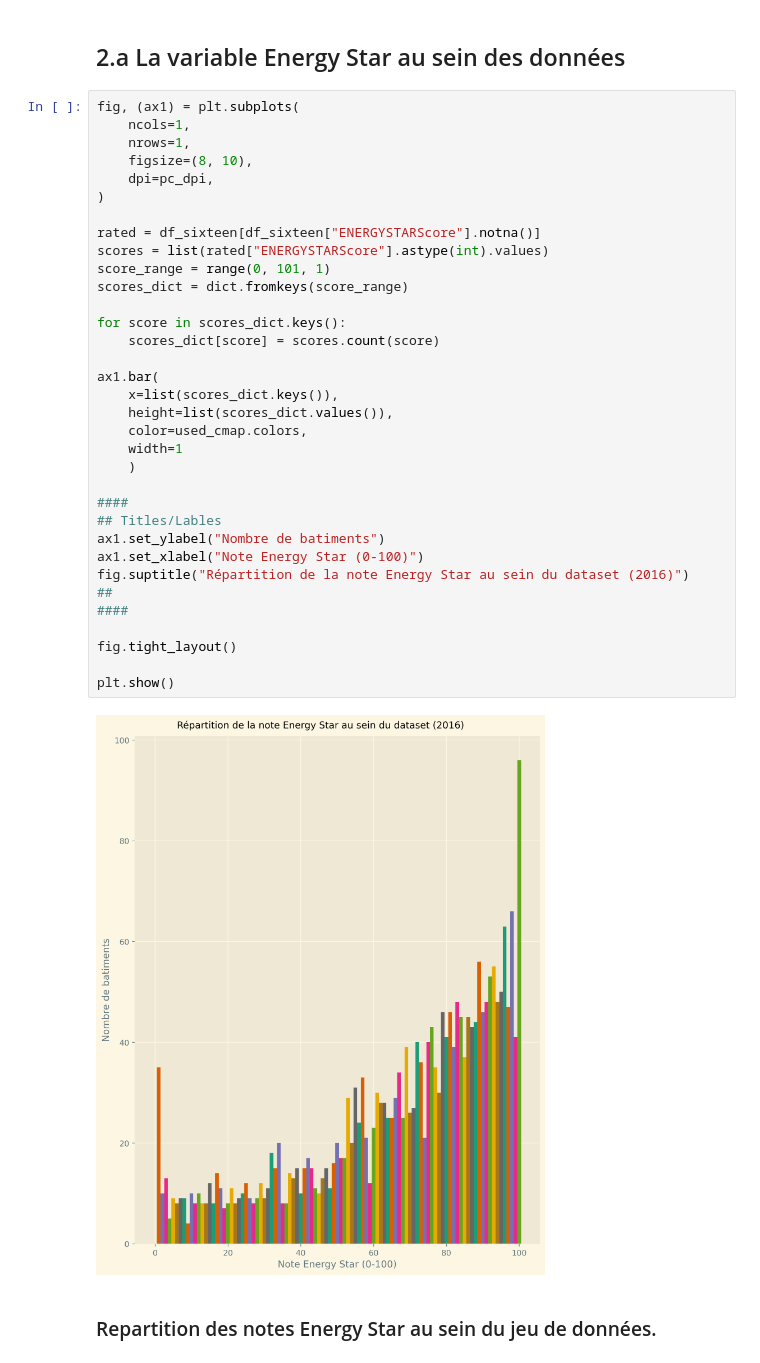
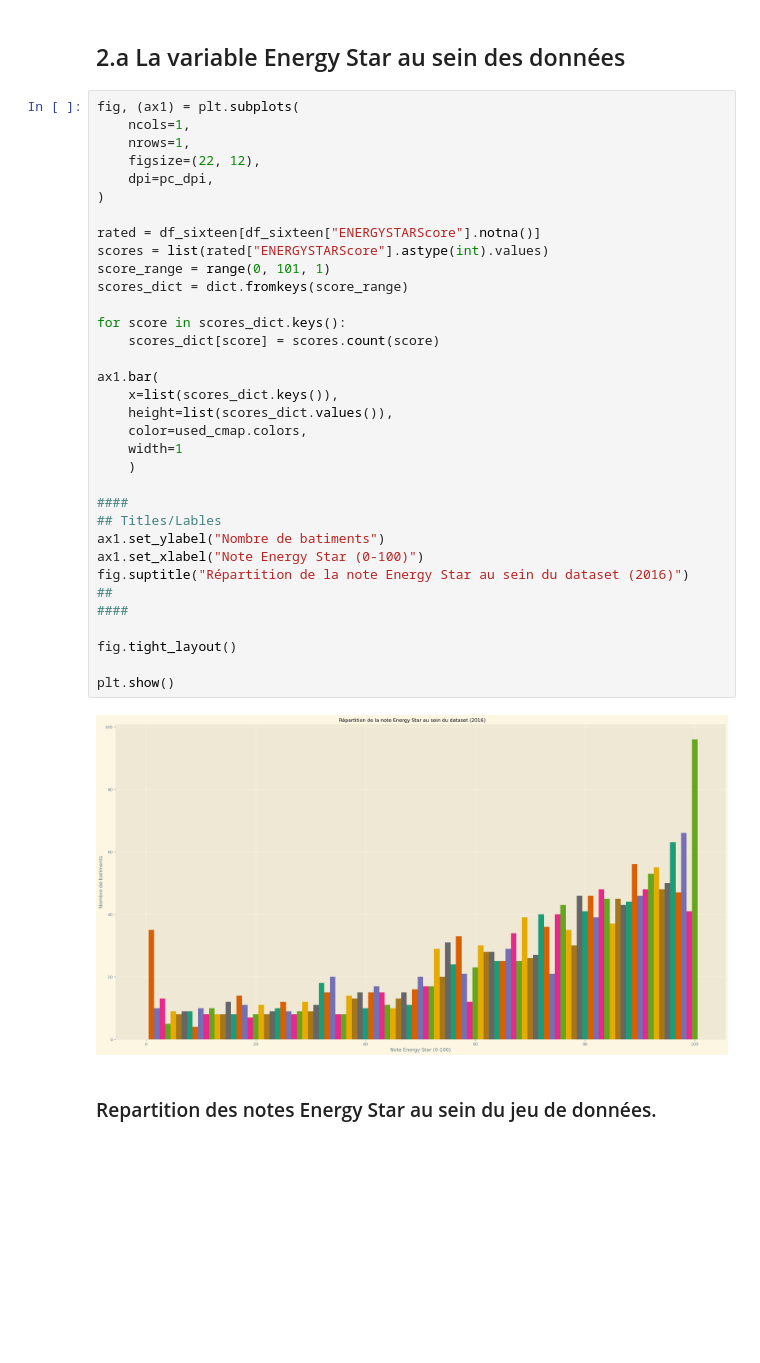
Before and after one commit to Psemp/ds_p4, a Jupyter notebook: first_look.ipynb, the cells around one changed output. Saved outputs shown, nothing was run; the diff lists cells and outputs as text; blank space fills up the shorter version.

```diff
--- a/first_look.ipynb
+++ b/first_look.ipynb
@@ -409,38 +386,38 @@ plt.show()
 fig, (ax1) = plt.subplots(
     ncols=1,
     nrows=1,
-    figsize=(8, 10),
+    figsize=(22, 12),
     dpi=pc_dpi,
 )
 
 rated = df_sixteen[df_sixteen["ENERGYSTARScore"].notna()]
 scores = list(rated["ENERGYSTARScore"].astype(int).values)
 score_range = range(0, 101, 1)
 scores_dict = dict.fromkeys(score_range)
 
 for score in scores_dict.keys():
     scores_dict[score] = scores.count(score)
 
 ax1.bar(
     x=list(scores_dict.keys()),
     height=list(scores_dict.values()),
     color=used_cmap.colors,
     width=1
     )
 
 ####
 ## Titles/Lables
 ax1.set_ylabel("Nombre de batiments")
 ax1.set_xlabel("Note Energy Star (0-100)")
 fig.suptitle("Répartition de la note Energy Star au sein du dataset (2016)")
 ##
 ####
 
 fig.tight_layout()
 
 plt.show()
 # %% [output]
-[figure, old version]
+[figure, new version]
 # %% [markdown]
 ### Repartition des notes Energy Star au sein du jeu de données.
 # %% [markdown]
```
Also changed, not shown: parts of 25 cells of this notebook, 1 other file.
